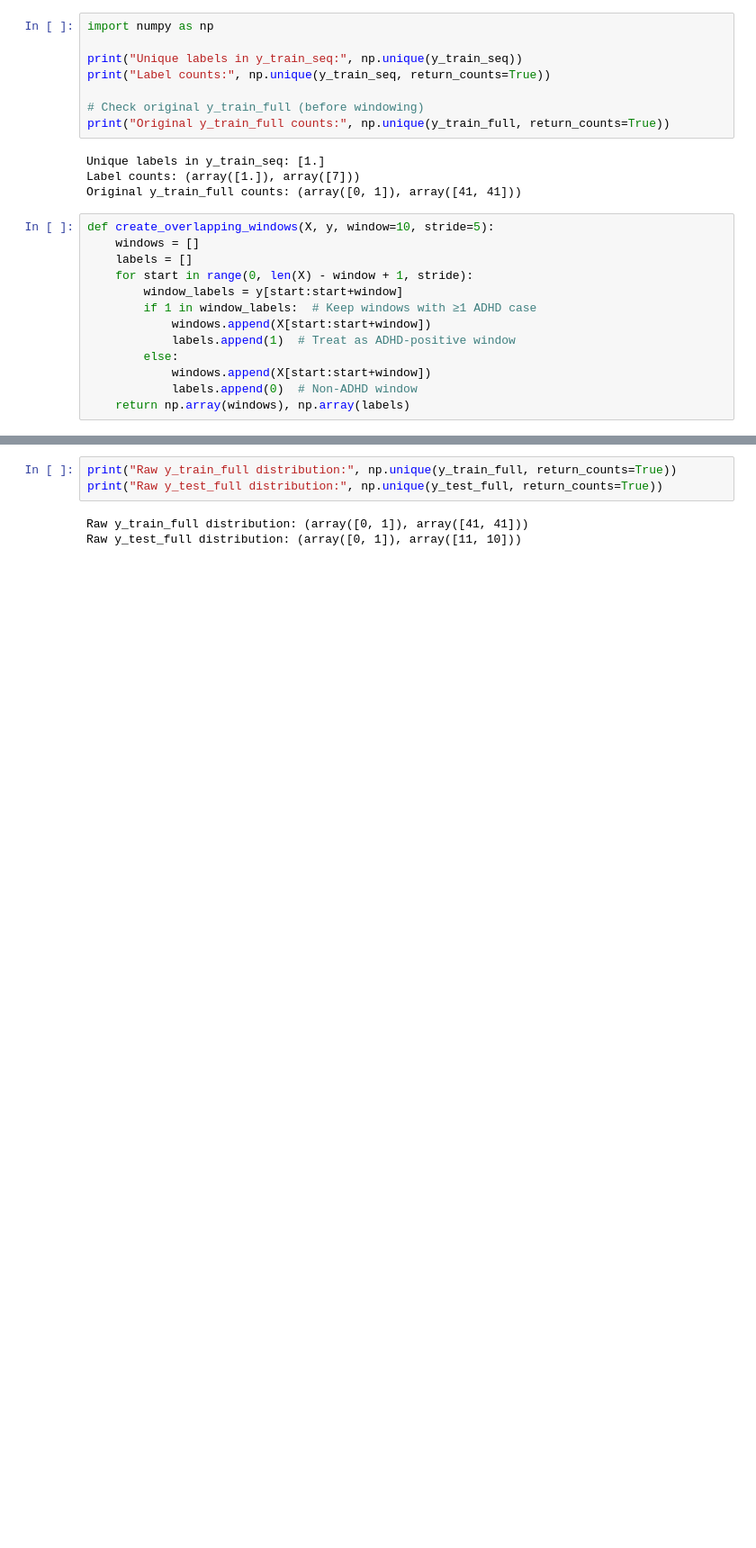
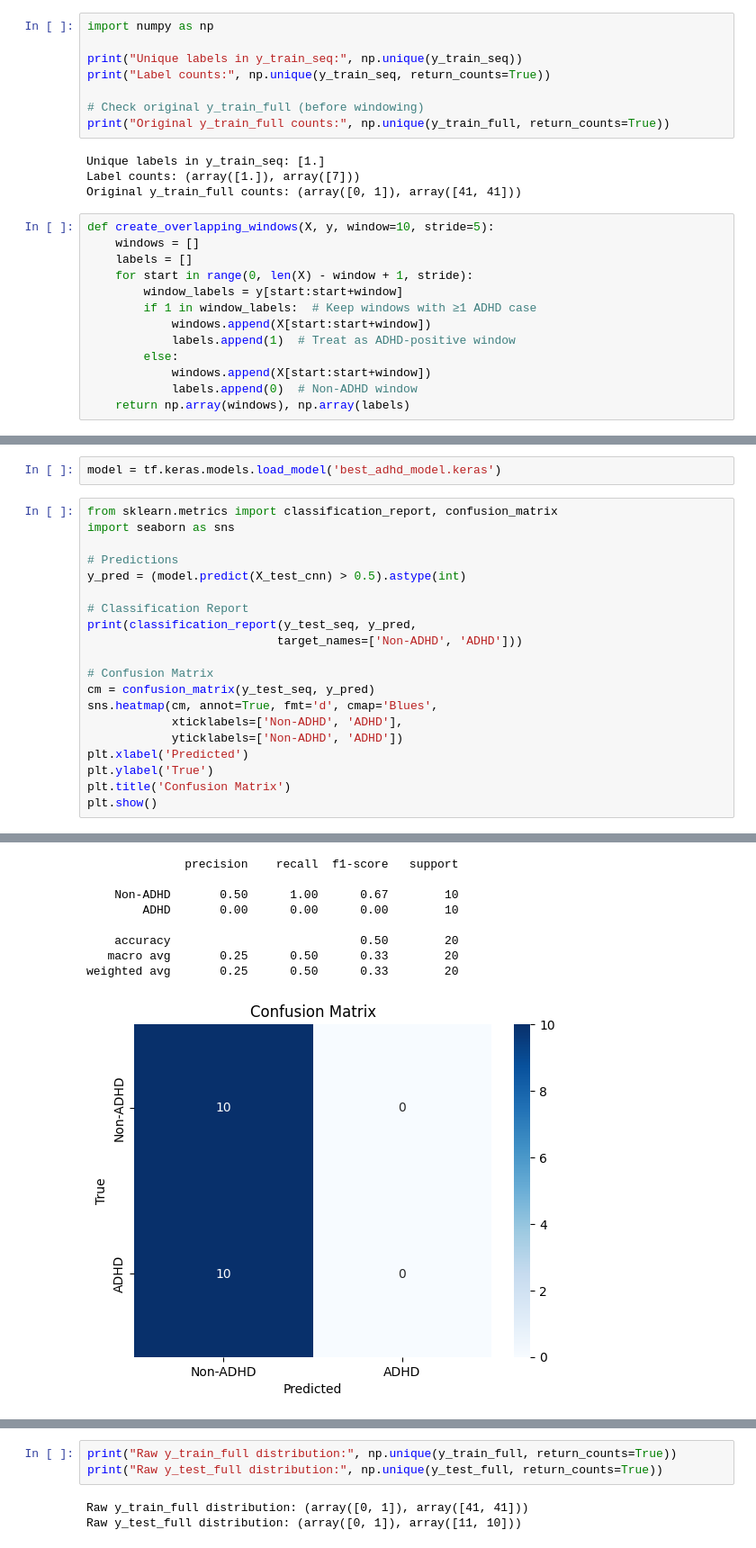
Before and after one commit to nour7an/Autism-, a Jupyter notebook: Untitled6.ipynb, the cells around one changed output, grey strips where cells are left out. Shown at 90% size. Saved outputs shown, nothing was run; the diff lists cells and outputs as text; blank space fills up the shorter version.

```diff
--- a/Untitled6.ipynb
+++ b/Untitled6.ipynb
@@ -986,0 +1258,23 @@ def create_overlapping_windows(X, y, window=10, stride=5):
+# %%
+model = tf.keras.models.load_model('best_adhd_model.keras')
+# %%
+from sklearn.metrics import classification_report, confusion_matrix
+import seaborn as sns
+
+# Predictions
+y_pred = (model.predict(X_test_cnn) > 0.5).astype(int)
+
+# Classification Report
+print(classification_report(y_test_seq, y_pred,
+                           target_names=['Non-ADHD', 'ADHD']))
+
+# Confusion Matrix
+cm = confusion_matrix(y_test_seq, y_pred)
+sns.heatmap(cm, annot=True, fmt='d', cmap='Blues',
+            xticklabels=['Non-ADHD', 'ADHD'],
+            yticklabels=['Non-ADHD', 'ADHD'])
+plt.xlabel('Predicted')
+plt.ylabel('True')
+plt.title('Confusion Matrix')
+plt.show()
+# %% [output]
@@ -986,0 +1282,9 @@ def create_overlapping_windows(X, y, window=10, stride=5):
+              precision    recall  f1-score   support
+
+    Non-ADHD       0.50      1.00      0.67        10
+        ADHD       0.00      0.00      0.00        10
+
+    accuracy                           0.50        20
+   macro avg       0.25      0.50      0.33        20
+weighted avg       0.25      0.50      0.33        20
+[figure, added]
```
Also changed, not shown: parts of 19 cells of this notebook.
